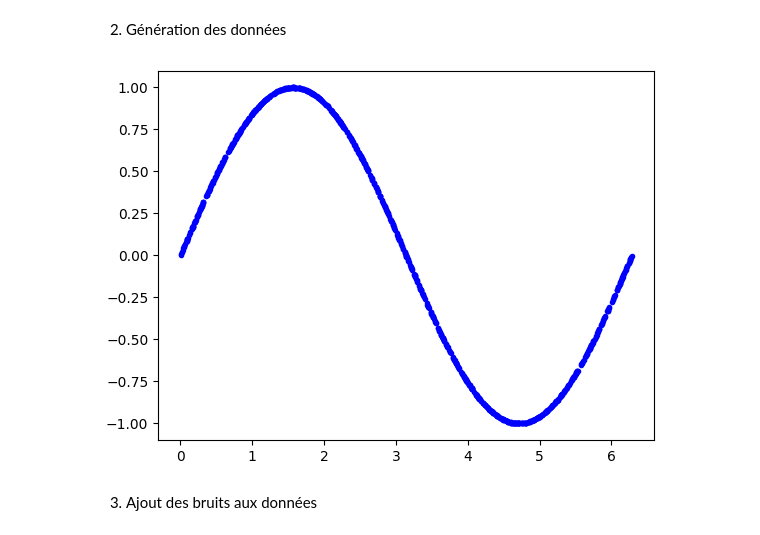
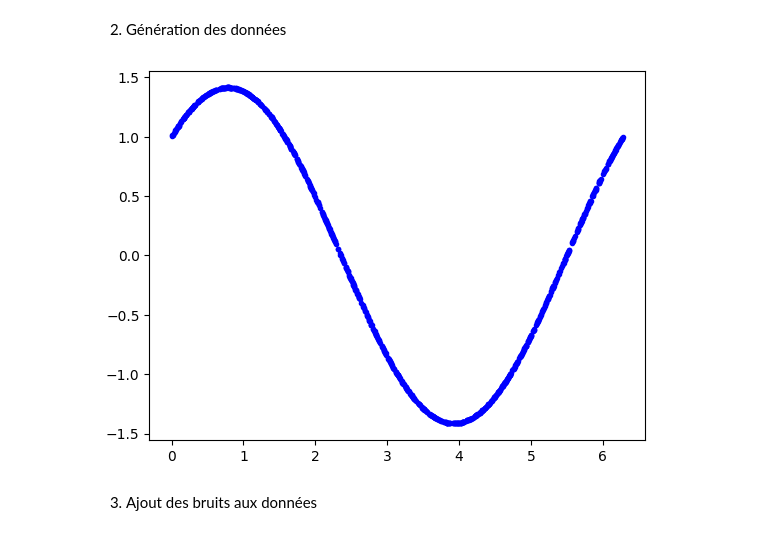
Before and after one commit to robohie/prog_python, a Jupyter notebook: deep_learning_cours.ipynb, the cells around one changed output. Saved outputs shown, nothing was run; the diff lists cells and outputs as text; code cells hidden in the pictures.

```diff
--- a/deep_learning_cours.ipynb
+++ b/deep_learning_cours.ipynb
@@ -8,19 +8,20 @@ import matplotlib.pyplot as plt
 2. Génération des données
 # %%
 SAMPLES = 1000 # nombres d'échantillons considérés
-SEED = 1337
+SEED = 1337     # pour la reproductibilité de l'expérience
+
 np.random.seed(SEED)
 tf.random.set_seed(SEED)
 
 x_values = np.random.uniform(low=0, high=2 * np.pi, size=SAMPLES)
-np.random.shuffle(x_values)
+np.random.shuffle(x_values) # Mélange aléatoirement les valeurs
 
-y_values = np.sin(x_values)
+y_values = np.sin(x_values) + np.cos(x_values)
 
 plt.plot(x_values, y_values, "b.")
 plt.show()
 # %% [output]
-[figure, old version]
+[figure, new version]
 # %% [markdown]
 3. Ajout des bruits aux données
 # %%
```
Also changed, not shown: parts of 26 cells of this notebook, 8 other files.
